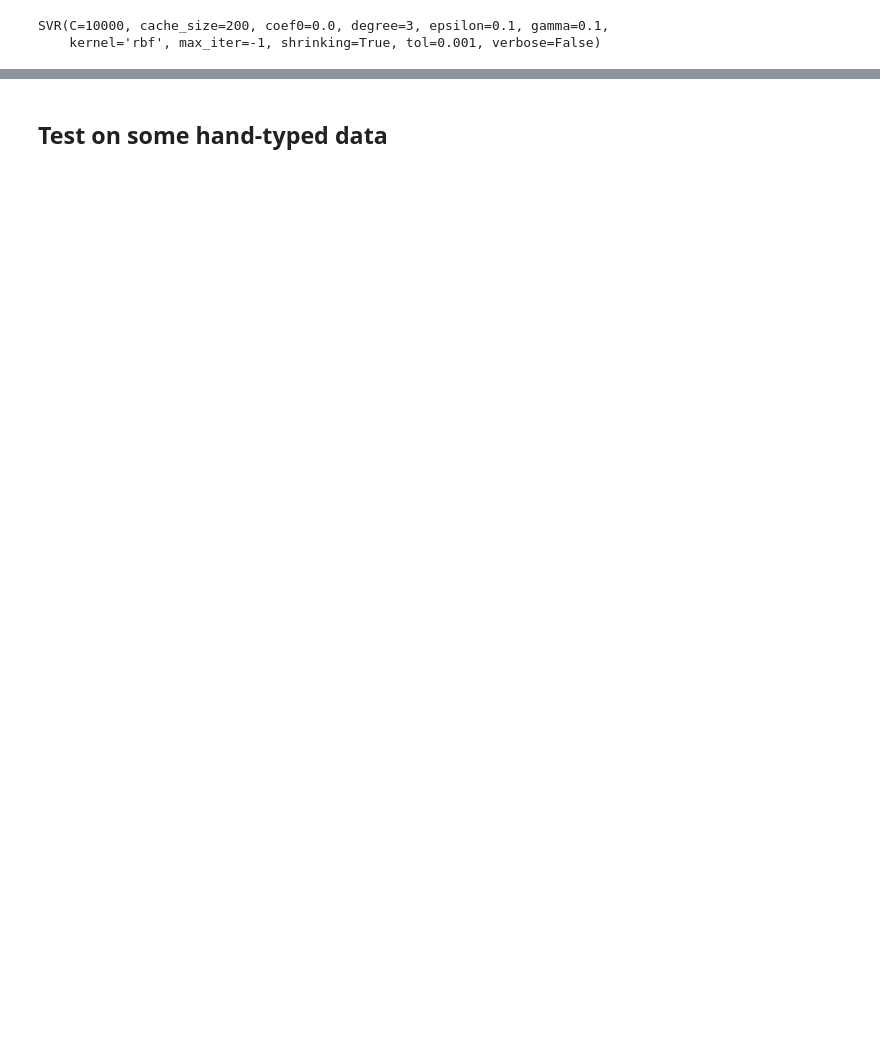
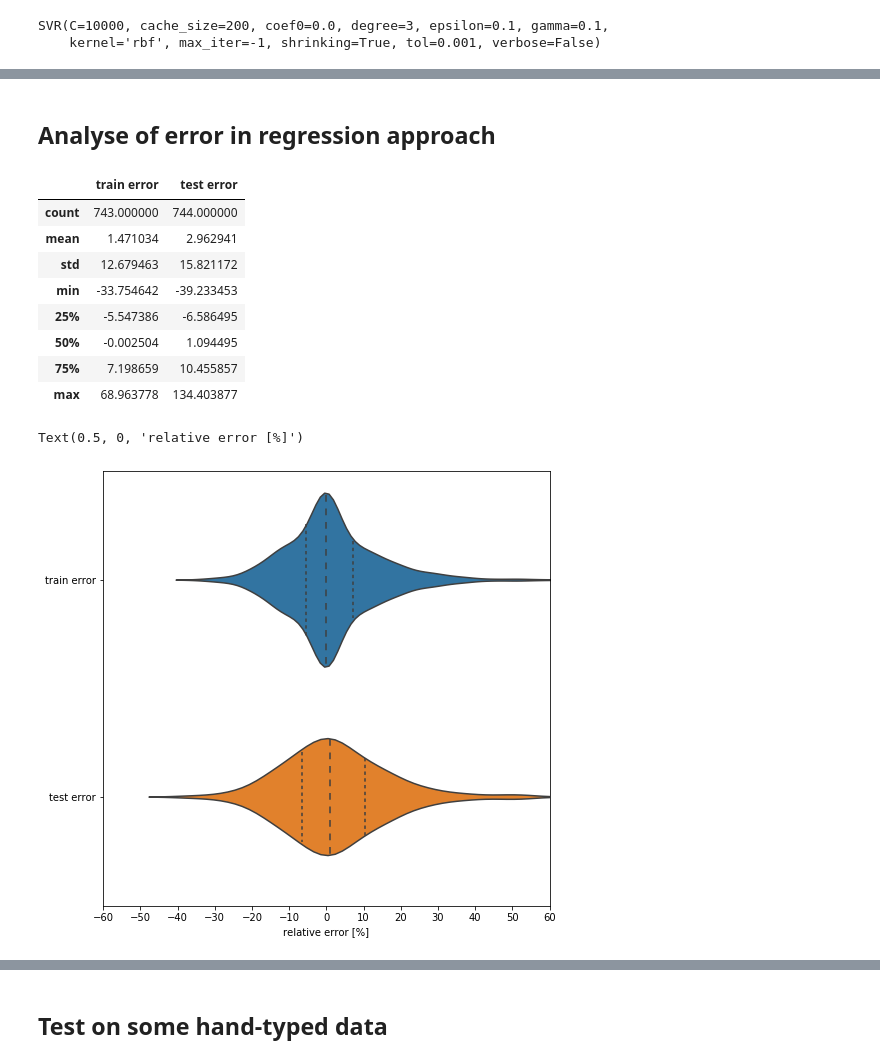
Before and after one commit to KrystianPlackowski/Apartments-data-parser, a Jupyter notebook: analyse.ipynb, the cells around one changed output, grey strips where cells are left out. Cells and saved outputs as stored; diff of their text form; code cells hidden in the pictures; blank space fills up the shorter version.

```diff
--- a/analyse.ipynb
+++ b/analyse.ipynb
@@ -390,13 +403,15 @@ print(x_train.shape, x_test.shape)
 # %%
+# Calculate error on train set
+
 plt.figure(figsize=(6,6))
-y_pred = regressor.predict(x_train)
-plt.scatter(y_train, y_pred)
+y_pred_train = regressor.predict(x_train)
+plt.scatter(y_train, y_pred_train)
 
 plt.xlim(1000, 5000)
 plt.ylim(1000, 5000)
 plt.plot([1000, 20000], [1000, 20000], color='orange')
 
-mse = np.sqrt(mean_squared_error(y_true=y_train, y_pred=y_pred))
-r2 = r2_score(y_train, y_pred)
+mse = np.sqrt(mean_squared_error(y_true=y_train, y_pred=y_pred_train))
+r2 = r2_score(y_train, y_pred_train)
 print("Mean square error is {}\nR^2 score is {}".format(mse, r2))
 # %% [output]
@@ -421,0 +439,29 @@ R^2 score is 0.603162948672441
+# %% [markdown]
+## Analyse of error in regression approach
+# %%
+# For all predicted values measure relative difference from exact value and analyse its distribution
+
+train_error = [100*(y_pred_train[i] - float(y_train.iloc[i])) / float(y_train.iloc[i]) for i in range(len(y_train))]
+test_error = [100*(y_pred_test[i] - float(y_test.iloc[i])) / float(y_test.iloc[i]) for i in range(len(y_test))]
+
+error_df = pd.DataFrame([train_error, test_error]).T.rename(columns={0:'train error', 1:'test error'})
+display(error_df.describe())
+
+
+plt.figure(figsize=(8,8))
+sns.violinplot(data=error_df, inner='quartile', orient='h')
+plt.xlim(-50,50)
+plt.xticks(np.arange(-60, 65, 10))
+plt.xlabel('relative error [%]')
+# %% [output]
+|  | train error | test error |
+| count | 743.000000 | 744.000000 |
+| mean | 1.471034 | 2.962941 |
+| std | 12.679463 | 15.821172 |
+| min | -33.754642 | -39.233453 |
+| 25% | -5.547386 | -6.586495 |
+| 50% | -0.002504 | 1.094495 |
+| 75% | 7.198659 | 10.455857 |
+| max | 68.963778 | 134.403877 |
+Text(0.5, 0, 'relative error [%]')
+[figure, added]
```
Also changed, not shown: parts of 23 cells of this notebook.
